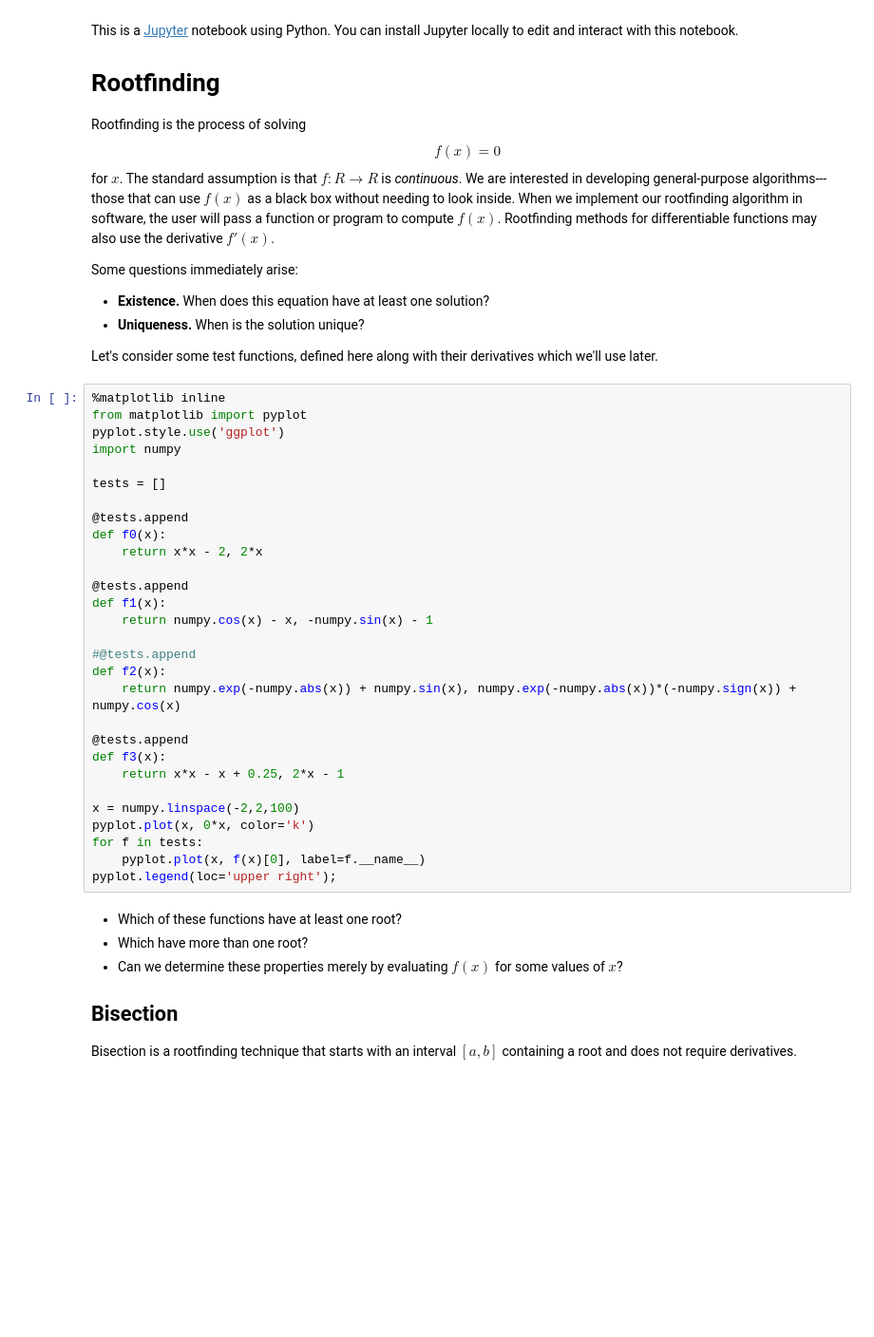
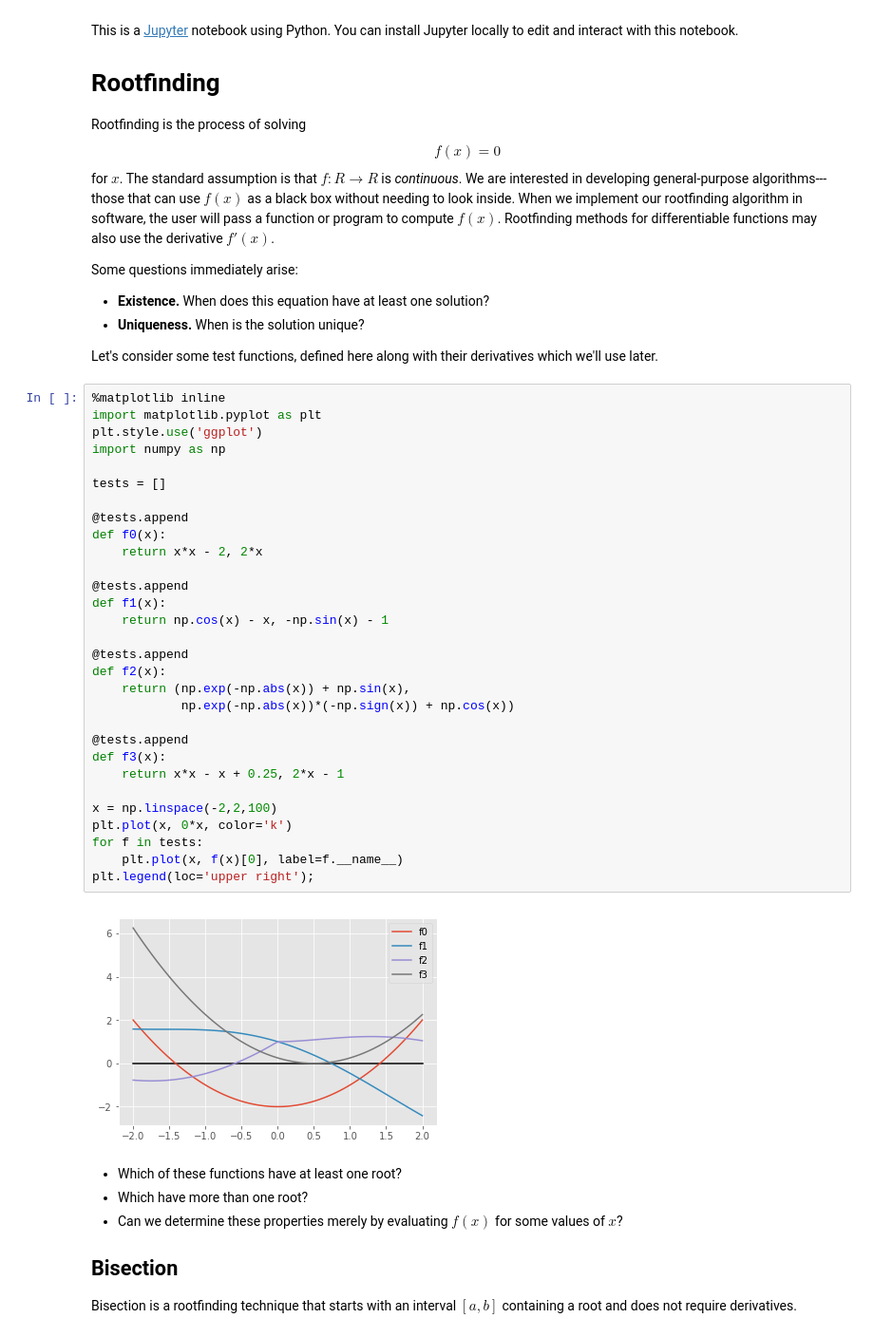
Before and after one commit to cu-numcomp/numcomp-class-spring19, a Jupyter notebook: Rootfinding.ipynb, the cells around one changed output. Shown: that part at 95% size. Drawn from its saved outputs; the diff is of its cells as text; blank space fills up the shorter version.

```diff
--- a/Rootfinding.ipynb
+++ b/Rootfinding.ipynb
@@ -14,33 +14,36 @@ Some questions immediately arise:
 Let's consider some test functions, defined here along with their derivatives which we'll use later.
 # %%
 %matplotlib inline
-from matplotlib import pyplot
-pyplot.style.use('ggplot')
-import numpy
+import matplotlib.pyplot as plt
+plt.style.use('ggplot')
+import numpy as np
 
 tests = []
 
 @tests.append
 def f0(x):
     return x*x - 2, 2*x
 
 @tests.append
 def f1(x):
-    return numpy.cos(x) - x, -numpy.sin(x) - 1
+    return np.cos(x) - x, -np.sin(x) - 1
 
-#@tests.append
+@tests.append
 def f2(x):
-    return numpy.exp(-numpy.abs(x)) + numpy.sin(x), numpy.exp(-numpy.abs(x))*(-numpy.sign(x)) + numpy.cos(x)
+    return (np.exp(-np.abs(x)) + np.sin(x),
+            np.exp(-np.abs(x))*(-np.sign(x)) + np.cos(x))
 
 @tests.append
 def f3(x):
     return x*x - x + 0.25, 2*x - 1
 
-x = numpy.linspace(-2,2,100)
-pyplot.plot(x, 0*x, color='k')
+x = np.linspace(-2,2,100)
+plt.plot(x, 0*x, color='k')
 for f in tests:
-    pyplot.plot(x, f(x)[0], label=f.__name__)
-pyplot.legend(loc='upper right');
+    plt.plot(x, f(x)[0], label=f.__name__)
+plt.legend(loc='upper right');
+# %% [output]
+[figure, added]
 # %% [markdown]
 * Which of these functions have at least one root?
 * Which have more than one root?
```
Also changed, not shown: parts of 45 cells of this notebook, 1 other file.
